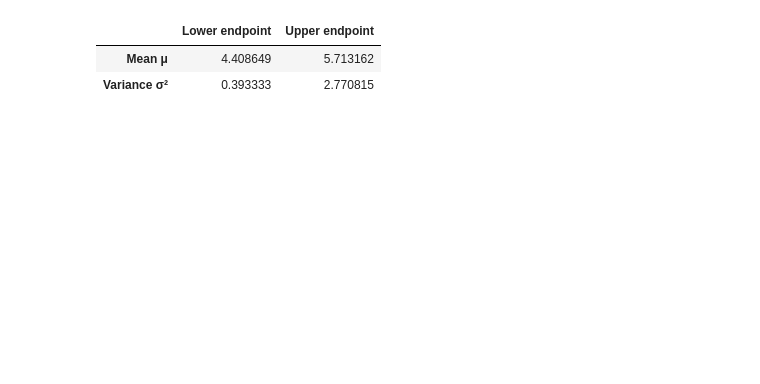
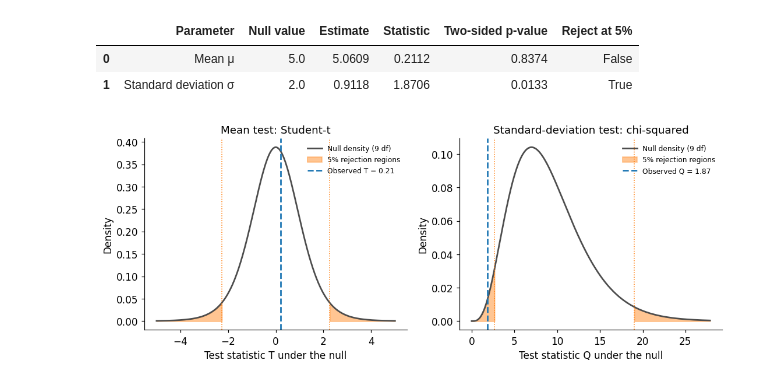
Before and after one commit to jacobkorsgaard/finance-statistical-methods-library, a Jupyter notebook: notebooks/03_statistical_inference_and_mle.ipynb, the cells around one changed output. Cells and saved outputs as stored; diff of their text form; code cells hidden in the pictures; blank space fills up the shorter version.

```diff
--- a/notebooks/03_statistical_inference_and_mle.ipynb
+++ b/notebooks/03_statistical_inference_and_mle.ipynb
@@ -159,0 +202,20 @@ Their calibration depends on iid Gaussian sampling. For illustration, I calculat
+# %%
+complexity = np.linspace(0, 1, 301)
+# Illustrative curves, not estimates from data.
+squared_bias = .9*np.exp(-3*complexity)
+estimation_variance = .06+.22*complexity**2
+schematic_mse = squared_bias+estimation_variance
+minimum = np.argmin(schematic_mse)
+fig, ax = plt.subplots(figsize=(7, 4))
+ax.plot(complexity, squared_bias, linestyle="--", label="Squared bias")
+ax.plot(complexity, estimation_variance, linestyle=":", label="Variance")
+ax.plot(complexity, schematic_mse, color="0.2", label="MSE = variance + squared bias")
+ax.scatter(complexity[minimum], schematic_mse[minimum], color="0.2", s=35, zorder=3)
+ax.annotate("Lowest schematic MSE", xy=(complexity[minimum], schematic_mse[minimum]),
+            xytext=(.28, .67), arrowprops={"arrowstyle": "->", "color": "0.4"}, fontsize=9)
+ax.set(xlabel="Model complexity (illustrative scale)", ylabel="Squared estimation error (illustrative units)",
+       title="Parsimony and the bias–variance trade-off")
+ax.set_xticks([0, 1], ["Simpler", "More flexible"])
+ax.legend(fontsize=9, loc="upper right")
+fig.tight_layout()
+plt.show()
@@ -160,10 +316,51 @@ Their calibration depends on iid Gaussian sampling. For illustration, I calculat
 # %%
-alpha = .05
+alpha, null_mean, null_sigma = .05, 5., 2.
 likelihood_sample = np.random.default_rng(314).normal(5, 2, size=10)
-mean_interval = mean_confidence_interval(likelihood_sample, alpha)
-variance_interval = variance_confidence_interval(likelihood_sample, alpha)
-display(pd.DataFrame([mean_interval, variance_interval], index=["Mean μ", "Variance σ²"], columns=["Lower endpoint", "Upper endpoint"]))
+sample_size = likelihood_sample.size
+degrees_of_freedom = sample_size-1
+observed_mean = sample_mean(likelihood_sample)
+observed_variance = sample_variance(likelihood_sample)
+observed_sigma = sample_standard_deviation(likelihood_sample)
+observed_se = standard_error_mean(observed_sigma, sample_size)
+t_observed = (observed_mean-null_mean)/observed_se
+t_critical = stats.t.ppf(1-alpha/2, degrees_of_freedom)
+mean_p_value = 2*stats.t.sf(abs(t_observed), degrees_of_freedom)
+q_observed = degrees_of_freedom*observed_variance/null_sigma**2
+q_lower, q_upper = stats.chi2.ppf([alpha/2, 1-alpha/2], degrees_of_freedom)
+sigma_p_value = min(1., 2*min(stats.chi2.cdf(q_observed, degrees_of_freedom),
+                            stats.chi2.sf(q_observed, degrees_of_freedom)))
+display(pd.DataFrame({"Parameter": ["Mean μ", "Standard deviation σ"],
+                      "Null value": [null_mean, null_sigma],
+                      "Estimate": [observed_mean, observed_sigma],
+                      "Statistic": [t_observed, q_observed],
+                      "Two-sided p-value": [mean_p_value, sigma_p_value],
+                      "Reject at 5%": [abs(t_observed) > t_critical,
+                                       q_observed < q_lower or q_observed > q_upper]}).round(4))
+
+fig, axes = plt.subplots(1, 2, figsize=(10, 4))
+t_grid = np.linspace(-5, 5, 1601)
+q_grid = np.linspace(0, stats.chi2.ppf(.999, degrees_of_freedom), 1601)
+plot_cases = (
+    (axes[0], t_grid, stats.t(degrees_of_freedom), (-t_critical, t_critical), t_observed,
+     "Mean test: Student-t", "T", "Mean: do not reject"),
+    (axes[1], q_grid, stats.chi2(degrees_of_freedom), (q_lower, q_upper), q_observed,
+     "Standard-deviation test: chi-squared", "Q", "Standard deviation: reject"),
+)
+for ax, grid, reference, boundaries, observed, title, symbol, conclusion in plot_cases:
+    density = reference.pdf(grid)
+    ax.plot(grid, density, color="0.3", label=f"Null density ({degrees_of_freedom} df)")
+    for side, boundary in enumerate(boundaries):
+        condition = grid <= boundary if side == 0 else grid >= boundary
+        ax.fill_between(grid, density, where=condition, color="C1", alpha=.45,
+                        label="5% rejection regions" if side == 0 else None)
+        ax.axvline(boundary, color="C1", linestyle=":", linewidth=1)
+    ax.axvline(observed, color="C0", linestyle="--", label=f"Observed {symbol} = {observed:.2f}")
+    ax.set(xlabel=f"Test statistic {symbol} under the null", ylabel="Density", title=title)
+    ax.legend(fontsize=8, loc="upper right")
+fig.tight_layout()
+plt.show()
 # %% [output]
-|  | Lower endpoint | Upper endpoint |
-| Mean μ | 4.408649 | 5.713162 |
-| Variance σ² | 0.393333 | 2.770815 |
+|  | Parameter | Null value | Estimate | Statistic | Two-sided p-value | Reject at 5% |
+| 0 | Mean μ | 5.0 | 5.0609 | 0.2112 | 0.8374 | False |
+| 1 | Standard deviation σ | 2.0 | 0.9118 | 1.8706 | 0.0133 | True |
+[figure, added]
```
Also changed, not shown: parts of 31 cells of this notebook, 1 other file.
